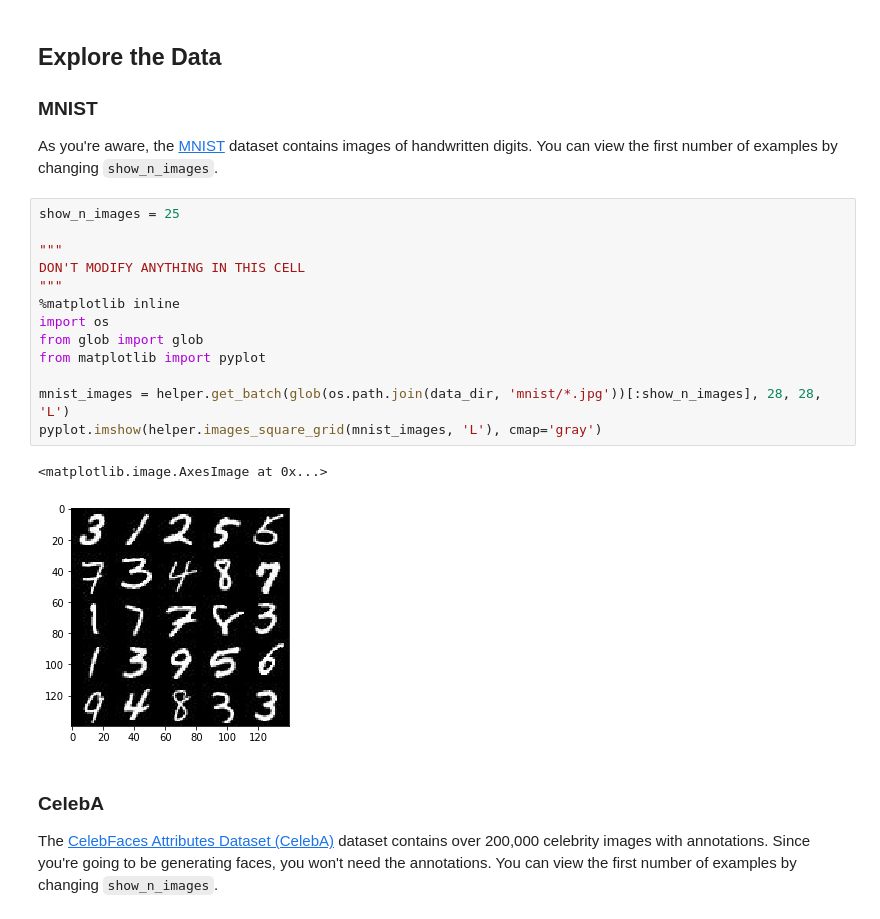
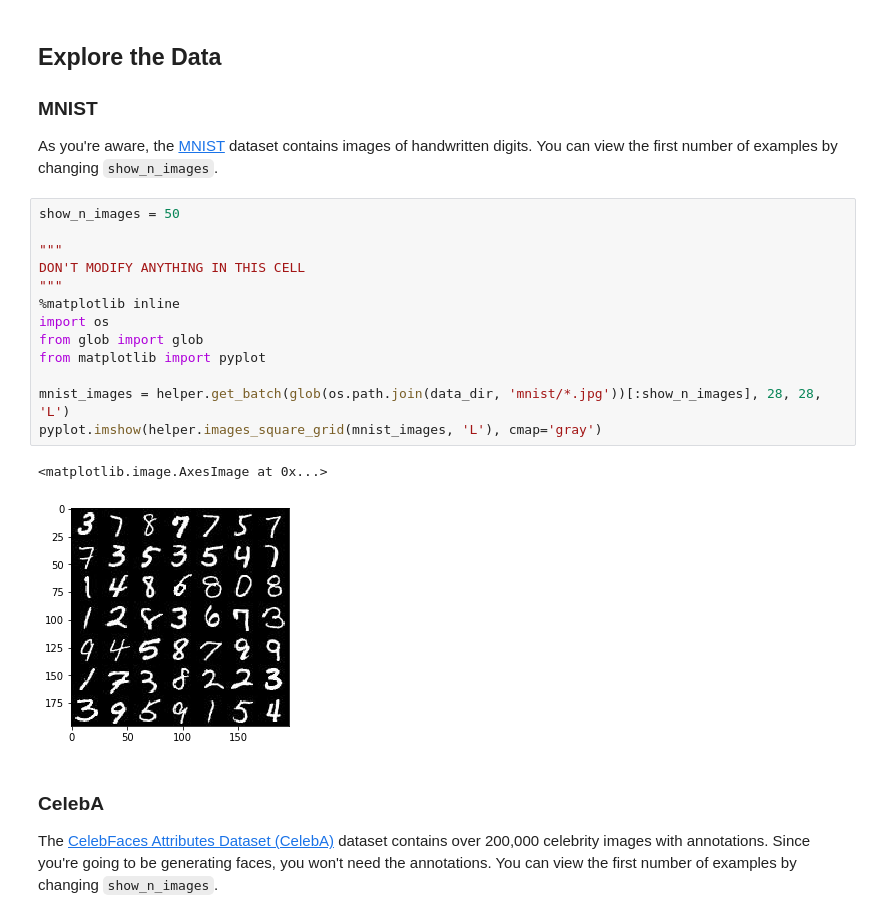
Before and after one commit to DiptarkBose/GANtastic-Semblance, a Jupyter notebook: dlnd_face_generation.ipynb, the cells around one changed output. Saved outputs shown, nothing was run; the diff lists cells and outputs as text.

```diff
--- a/dlnd_face_generation.ipynb
+++ b/dlnd_face_generation.ipynb
@@ -31,21 +31,21 @@ Found celeba Data
 ### MNIST
 As you're aware, the [MNIST](http://yann.lecun.com/exdb/mnist/) dataset contains images of handwritten digits. You can view the first number of examples by changing `show_n_images`.
 # %%
-show_n_images = 25
+show_n_images = 50
 
 """
 DON'T MODIFY ANYTHING IN THIS CELL
 """
 %matplotlib inline
 import os
 from glob import glob
 from matplotlib import pyplot
 
 mnist_images = helper.get_batch(glob(os.path.join(data_dir, 'mnist/*.jpg'))[:show_n_images], 28, 28, 'L')
 pyplot.imshow(helper.images_square_grid(mnist_images, 'L'), cmap='gray')
 # %% [output]
 <matplotlib.image.AxesImage at 0x...>
-[figure, old version]
+[figure, new version]
 # %% [markdown]
 ### CelebA
 The [CelebFaces Attributes Dataset (CelebA)](http://mmlab.ie.cuhk.edu.hk/projects/CelebA.html) dataset contains over 200,000 celebrity images with annotations.  Since you're going to be generating faces, you won't need the annotations.  You can view the first number of examples by changing `show_n_images`.
```
Also changed, not shown: parts of 1 cell of this notebook.
